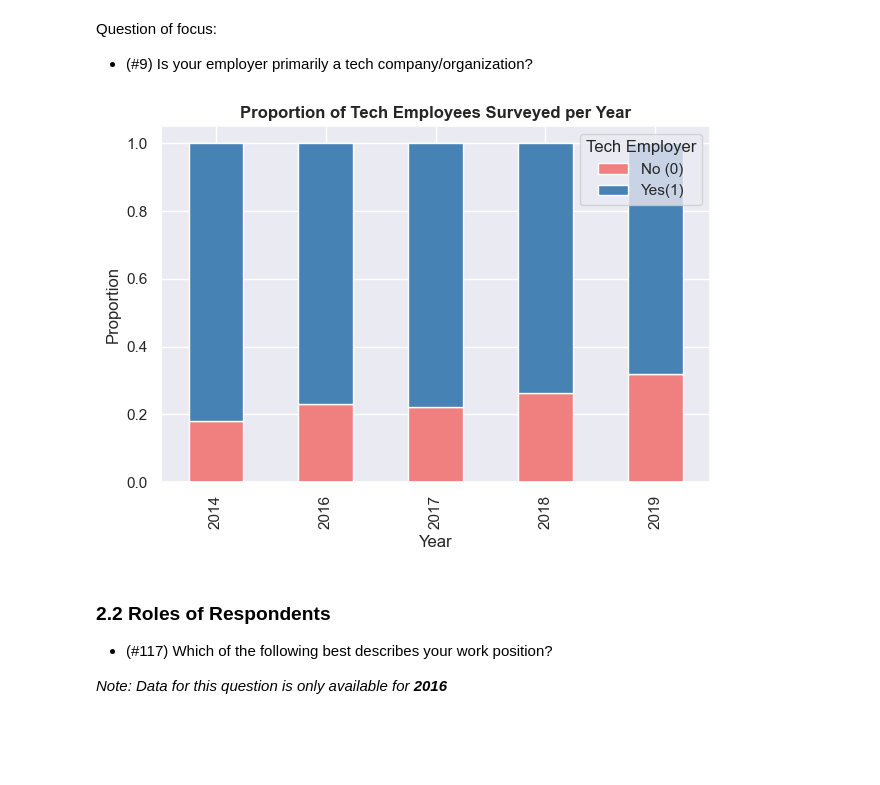
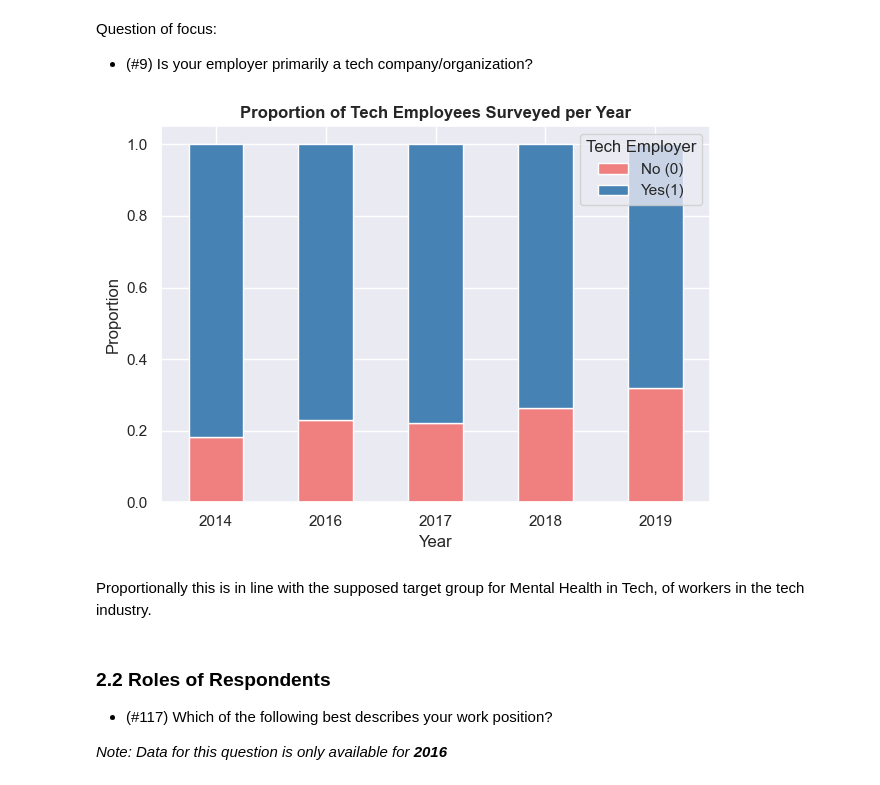
Before and after one commit to giddygarcia/Mental-Health-In-Tech, a Jupyter notebook: mental-health.ipynb, the cells around one changed output. Drawn from its saved outputs; the diff is of its cells as text; code cells hidden in the pictures; blank space fills up the shorter version.

```diff
--- a/mental-health.ipynb
+++ b/mental-health.ipynb
@@ -20,8 +21,7 @@ import seaborn as sns
 sns.set_style("darkgrid")
 sns.set_context(
     "notebook",
-    rc={"axes.titlesize": 14, "axes.titleweight": "bold", "axes.labelsize": 11},
-)
+    rc={"axes.titlesize": 14, "axes.titleweight": "bold", "axes.labelsize": 11})
 # %%
 import sqlite3 as sql
 
@@ -491,20 +493,23 @@ df = pd.read_sql(query, con)
 # %%
 df["prop"] = df["count"] / df.groupby("year")["count"].transform("sum")
 
 df_pivot = df.pivot(index="year", columns="tech_company", values="prop").fillna(0)
 
 sns.set_theme(style="darkgrid")
 
 df_pivot.plot(kind="bar", stacked=True, color=["lightcoral", "steelblue"])
 
 plt.title("Proportion of Tech Employees Surveyed per Year", weight="bold")
 plt.xlabel("Year")
+plt.xticks(rotation=0)
 plt.ylabel("Proportion")
 plt.legend(title="Tech Employer", labels=["No (0)", "Yes(1)"])
 plt.tight_layout()
 plt.show()
 # %% [output]
-[figure, old version]
+[figure, new version]
+# %% [markdown]
+Proportionally this is in line with the supposed target group for Mental Health in Tech, of workers in the tech industry.
 # %% [markdown]
 ### 2.2 Roles of Respondents
 * (#117) Which of the following best describes your work position?
```
Also changed, not shown: parts of 10 cells of this notebook.
